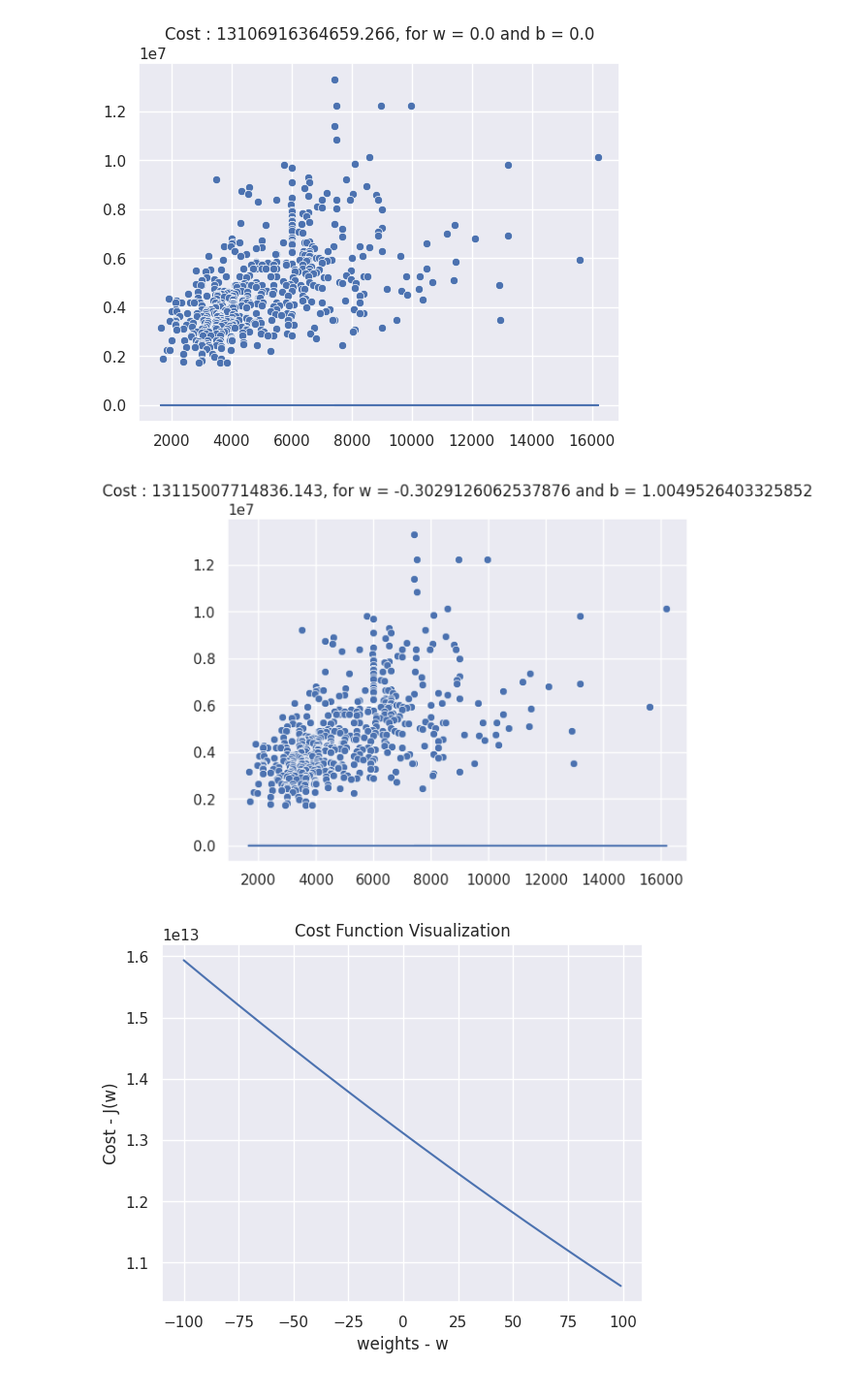
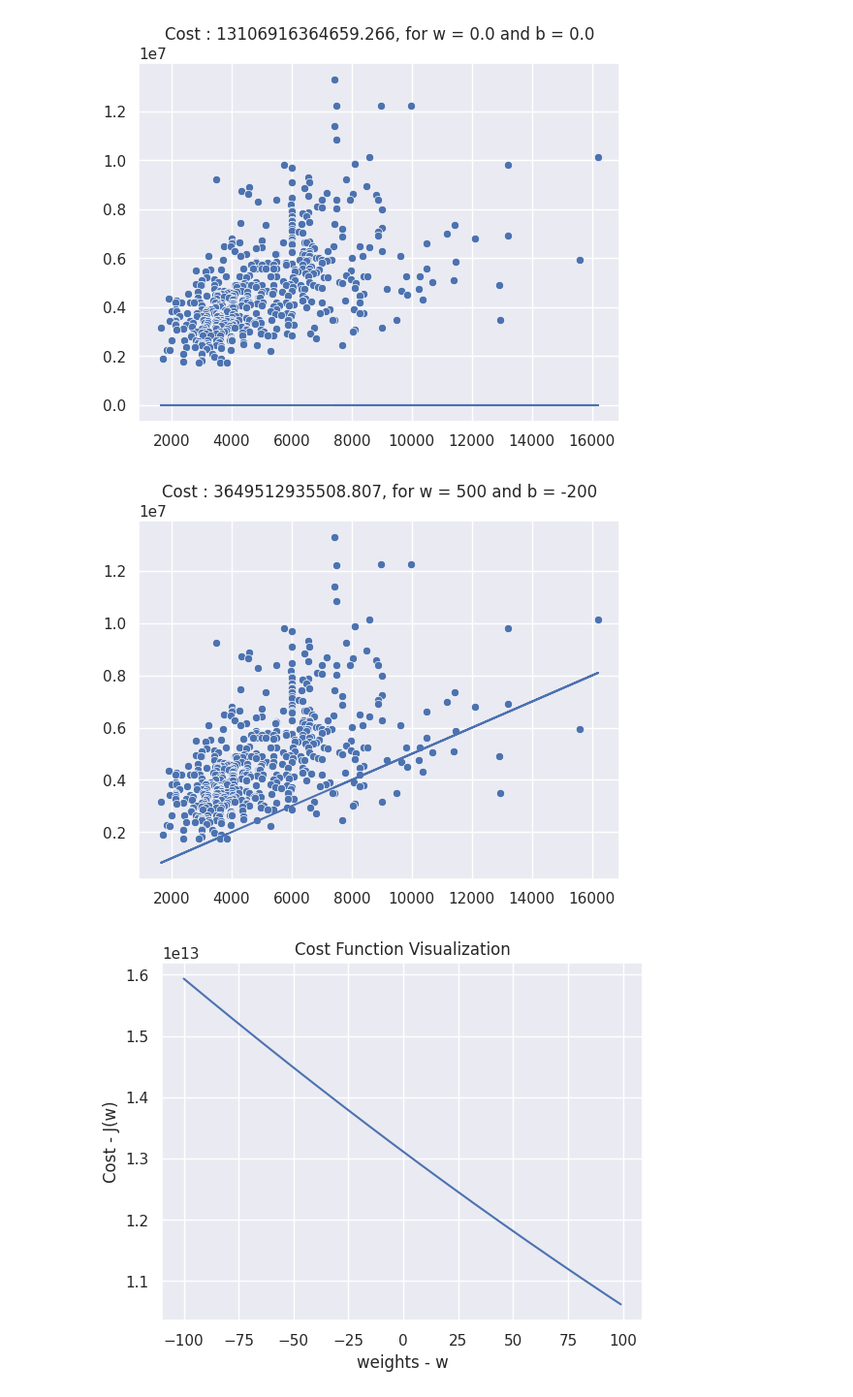
Before and after one commit to ak1bhasan/ML_Journey, a Jupyter notebook: Machine Learning/Week 03/Module 10 Simple Linear Regression Implementation and Gradient Descent/Practice Problem/Practice_Problem.ipynb, the cells around one changed output. Shown at 97% size. Cells and saved outputs as stored; diff of their text form; code cells hidden in the pictures.

```diff
--- a/Machine Learning/Week 03/Module 10 Simple Linear Regression Implementation and Gradient Descent/Practice Problem/Practice_Problem.ipynb
+++ b/Machine Learning/Week 03/Module 10 Simple Linear Regression Implementation and Gradient Descent/Practice Problem/Practice_Problem.ipynb
@@ -111,20 +111,20 @@ plt.show()
 # %% [output]
 [figure]
 # %%
-w = np.random.randn()
-b = np.random.randn()
+w = 500
+b = -200
 
 predictions = make_prediction( X, y, w = w, b = b )
 
 sns.scatterplot( x = X, y = y )
 plt.plot(X, predictions)
 
 # The title shows the cost, helping us see how 'wrong' our line is
 
 plt.title(f'Cost : {compute_cost(X, y, w = w, b = b)}, for w = {w} and b = {b}')
 plt.show()
 # %% [output]
-[figure, old version]
+[figure, new version]
 # %%
 w_range = []
 cost_history = []
```
Also changed, not shown: parts of 3 cells of this notebook.
